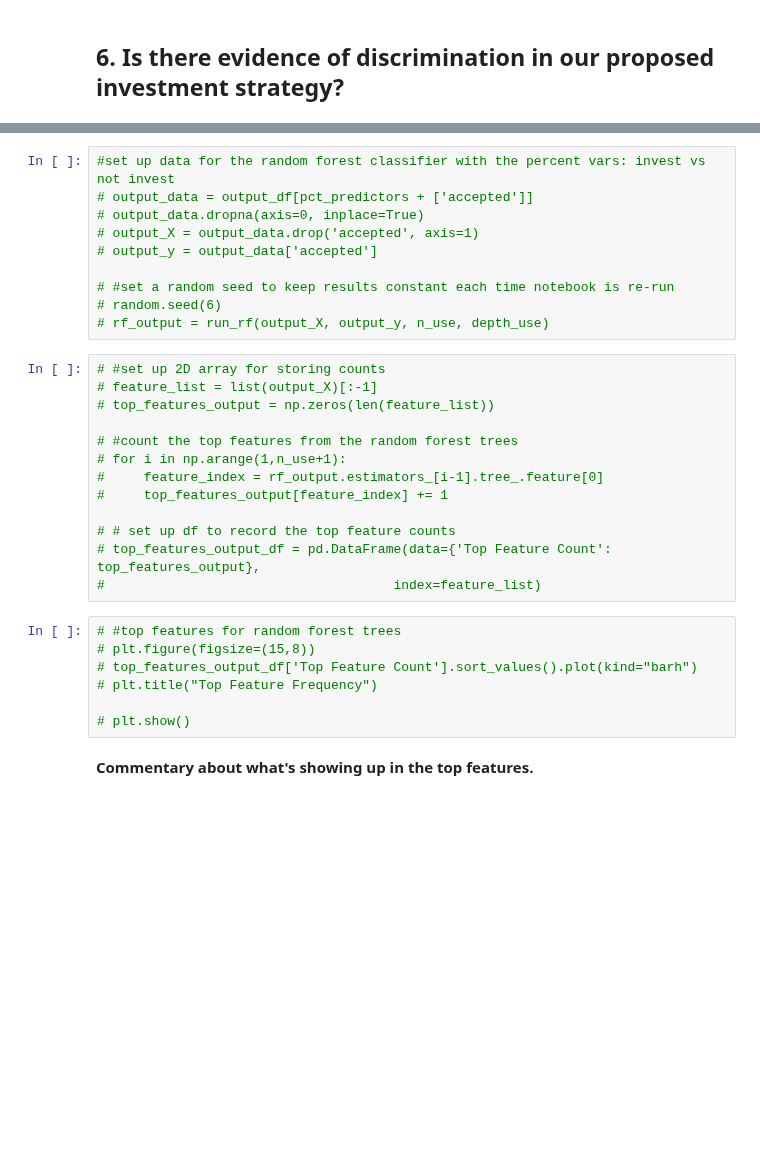
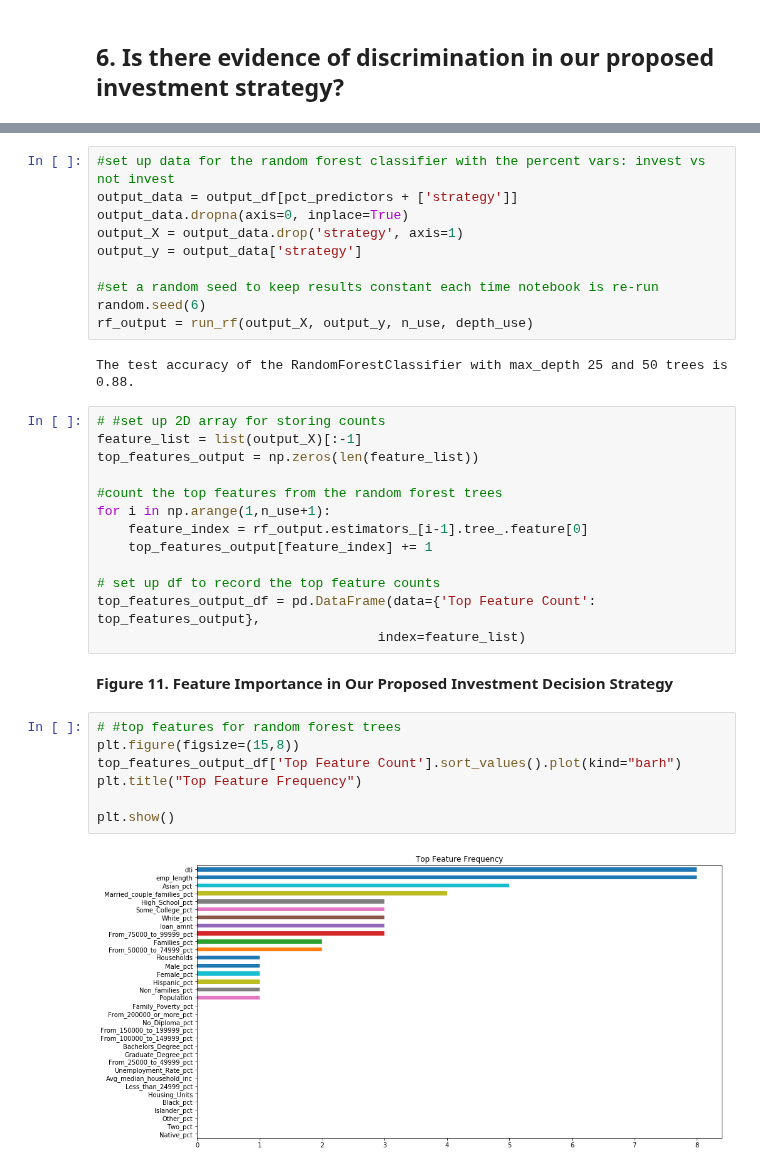
Before and after one commit to CS109Group67/lendingclub, a Jupyter notebook: notebooks/EthicalImplications.ipynb, the cells around one changed output, grey strips where cells are left out. Saved outputs shown, nothing was run; the diff lists cells and outputs as text; blank space fills up the shorter version.

Commit message:
Update EI notebook

```diff
--- a/notebooks/EthicalImplications.ipynb
+++ b/notebooks/EthicalImplications.ipynb
@@ -568,32 +573,36 @@ We also ran the linear regression with demographic predictors only (i.e. not con
 # %%
 #set up data for the random forest classifier with the percent vars: invest vs not invest
-# output_data = output_df[pct_predictors + ['accepted']]
-# output_data.dropna(axis=0, inplace=True)
-# output_X = output_data.drop('accepted', axis=1)
-# output_y = output_data['accepted']
+output_data = output_df[pct_predictors + ['strategy']]
+output_data.dropna(axis=0, inplace=True)
+output_X = output_data.drop('strategy', axis=1)
+output_y = output_data['strategy']
 
-# #set a random seed to keep results constant each time notebook is re-run
-# random.seed(6)
-# rf_output = run_rf(output_X, output_y, n_use, depth_use)
+#set a random seed to keep results constant each time notebook is re-run
+random.seed(6)
+rf_output = run_rf(output_X, output_y, n_use, depth_use)
+# %% [output]
+The test accuracy of the RandomForestClassifier with max_depth 25 and 50 trees is 0.88.
 # %%
 # #set up 2D array for storing counts
-# feature_list = list(output_X)[:-1]
-# top_features_output = np.zeros(len(feature_list))
+feature_list = list(output_X)[:-1]
+top_features_output = np.zeros(len(feature_list))
 
-# #count the top features from the random forest trees
-# for i in np.arange(1,n_use+1):
-#     feature_index = rf_output.estimators_[i-1].tree_.feature[0]
-#     top_features_output[feature_index] += 1
+#count the top features from the random forest trees
+for i in np.arange(1,n_use+1):
+    feature_index = rf_output.estimators_[i-1].tree_.feature[0]
+    top_features_output[feature_index] += 1
 
-# # set up df to record the top feature counts
-# top_features_output_df = pd.DataFrame(data={'Top Feature Count': top_features_output},
-#                                     index=feature_list)
+# set up df to record the top feature counts
+top_features_output_df = pd.DataFrame(data={'Top Feature Count': top_features_output},
+                                    index=feature_list)
+# %% [markdown]
+**Figure 11. Feature Importance in Our Proposed Investment Decision Strategy**
 # %%
 # #top features for random forest trees
-# plt.figure(figsize=(15,8))
-# top_features_output_df['Top Feature Count'].sort_values().plot(kind="barh")
-# plt.title("Top Feature Frequency")
+plt.figure(figsize=(15,8))
+top_features_output_df['Top Feature Count'].sort_values().plot(kind="barh")
+plt.title("Top Feature Frequency")
 
-# plt.show()
+plt.show()
+# %% [output]
+[figure, added]
-# %% [markdown]
-**Commentary about what's showing up in the top features.**
```
Also changed, not shown: parts of 8 cells of this notebook, 11 other files.
